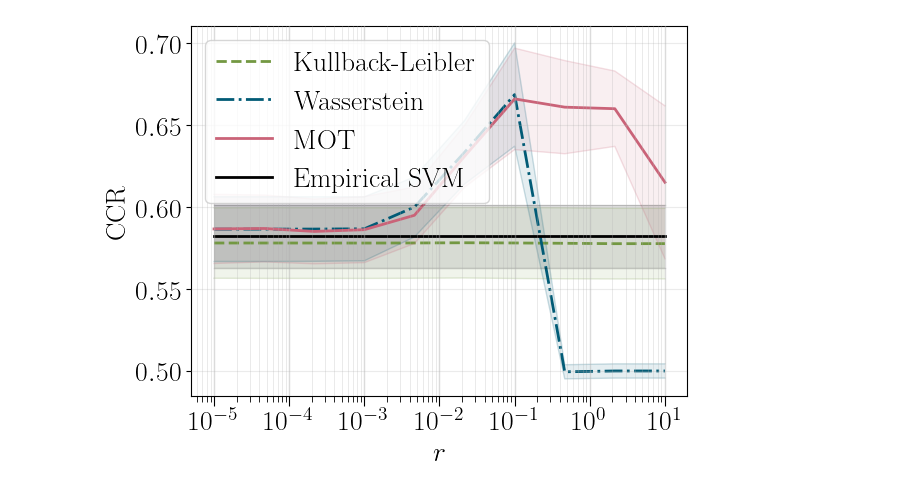
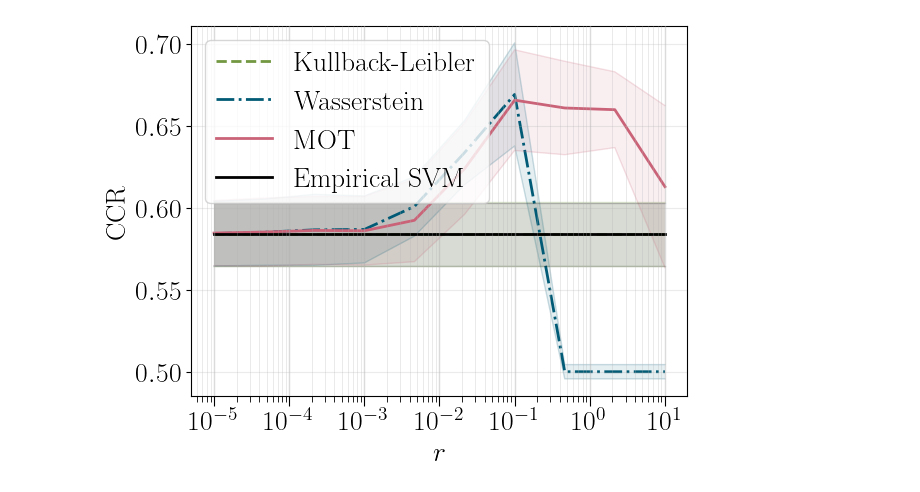
Before and after one commit to BaharTaskesen/Unifying-DRO, a Jupyter notebook: analyse_results.ipynb, the cells around one changed output. Cells and saved outputs as stored; diff of their text form; code cells hidden in the pictures.

```diff
--- a/analyse_results.ipynb
+++ b/analyse_results.ipynb
@@ -1,32 +1,32 @@
 # %%
 import numpy as np
 from utils.plot_utils import plot_results1 as plot_results
 import matplotlib.pyplot as plt
 
 replications = 10
 p = "inf"
 params = {
     'text.usetex': True,
     'font.size': 20,
     'font.family': 'serif', # Matplotlib family name
 }
 plt.rcParams.update(params)
 
 
 d = 100
 
 sparsity = 1
 
 N_all = [d]
 
 noise_mag = 0.1
 
 for N in N_all:
-    res = np.load("results/20251212_192003_radius_d100_N10000_train200_reps10_nrs10_pinf_noise0.1_spars10_ln0.2_bc0_seed123_ntrain200.npz")
+    res = np.load("results/20251214_021908_beta_constrained_False_beta_regularized_True_radius_d100_N10000_train200_reps10_nrs10_pinf_noise0.1_spars10_ln0.2_bc0_seed123_ntrain200.npz")
 
     plot_results(res, d, N, p, replications, name_file="simulation", plot_emp=True, save_format="pdf")
 # %% [output]
-[figure, old version]
+[figure, new version]
 # %%
 import os
 import glob
```
Also changed, not shown: parts of 2 cells of this notebook, 13 other files.
